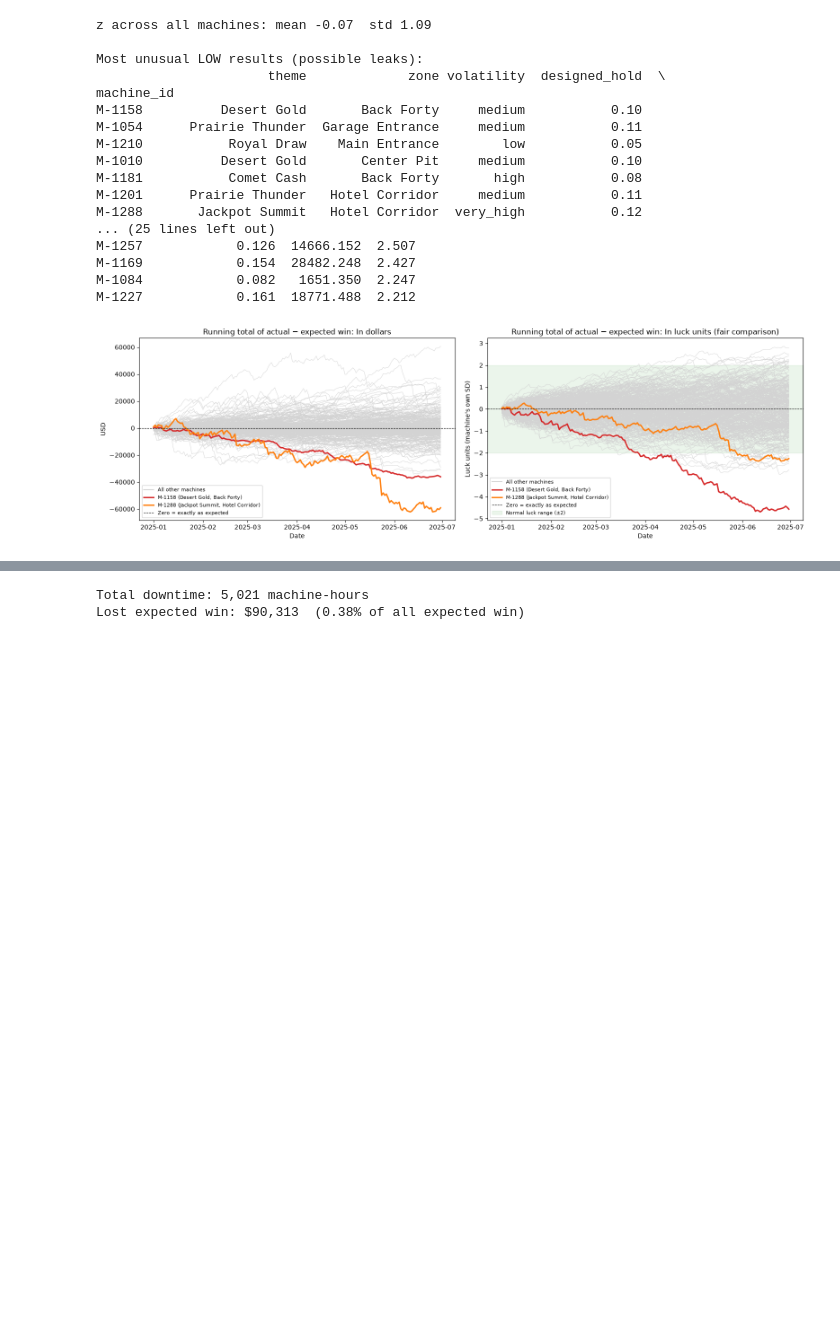
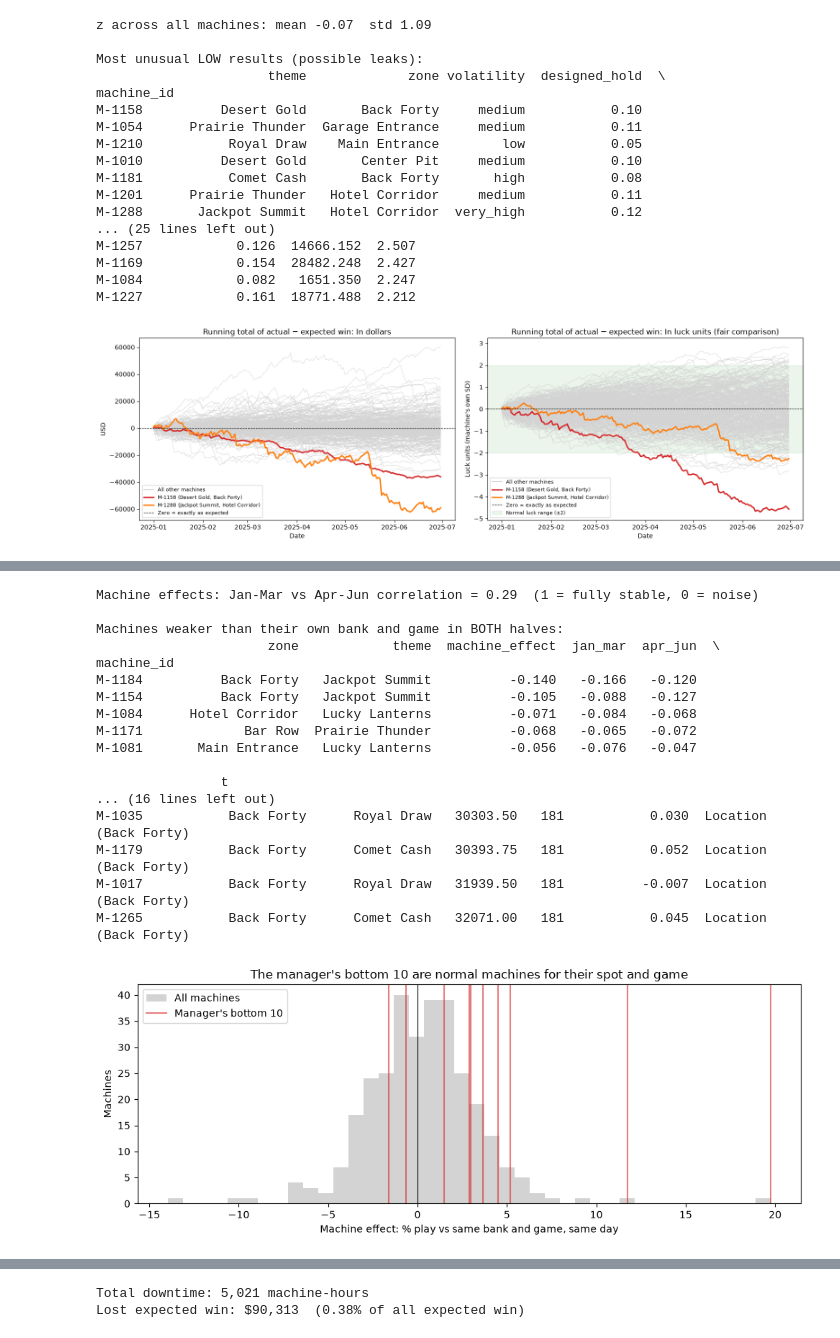
Before and after one commit to QYusufQ/dashboard-royale-team-116, a Jupyter notebook: data analysis.ipynb, the cells around one changed output, grey strips where cells are left out. Drawn from its saved outputs; the diff is of its cells as text; code cells hidden in the pictures; blank space fills up the shorter version.

```diff
--- a/data analysis.ipynb
+++ b/data analysis.ipynb
@@ -490,0 +645,65 @@ plt.show()
+# %%
+# Model 2: each machine compared with its own bank and game -> the "machine effect"
+def machine_effects(data):
+    m = smf.wls("y ~ C(bank_id) + C(theme) + C(date)", data=data, weights=data["available_hours"]).fit()
+    g = data.assign(resid=m.resid).groupby("machine_id")
+    eff = g.apply(lambda x: np.average(x["resid"], weights=x["available_hours"]))
+    se = g["resid"].std() / np.sqrt(g.size())
+    return pd.DataFrame({"machine_effect": np.exp(eff) - 1, "t": eff / se})
+
+me = machine_effects(r)
+
+# Stability check: are machine effects the same in Jan-Mar and Apr-Jun?
+first  = machine_effects(r[r["date"] <  "2025-04-01"])["machine_effect"]
+second = machine_effects(r[r["date"] >= "2025-04-01"])["machine_effect"]
+both = pd.concat([first, second], axis=1, keys=["jan_mar", "apr_jun"]).dropna()
+print(f"Machine effects: Jan-Mar vs Apr-Jun correlation = {both.corr().iloc[0, 1]:.2f}  (1 = fully stable, 0 = noise)")
+
+weak = me[(me["machine_effect"] < -0.05) & (me["t"] < -3)].join(both)
+weak = weak[(weak["jan_mar"] < -0.03) & (weak["apr_jun"] < -0.03)]      # weak in BOTH halves
+info = daily[daily["active"]].groupby("machine_id").agg(zone=("zone_name", "last"), theme=("theme", "first"),
+                                                       house_win=("house_win_usd", "sum"), days=("gaming_date", "count"))
+print("\nMachines weaker than their own bank and game in BOTH halves:")
+print(weak.join(info).sort_values("machine_effect")[["zone", "theme", "machine_effect", "jan_mar", "apr_jun", "t"]].round(3))
+
+# The manager's bottom 10, explained
+b10 = info.nsmallest(10, "house_win").join(me)
+def reason(row):
+    if row["days"] < 150:             return "Partial time on floor"
+    if row["machine_effect"] < -0.05: return "Weak machine"
+    if row["zone"] == "Back Forty":   return "Location (Back Forty)"
+    return "Game / other"
+b10["main reason"] = b10.apply(reason, axis=1)
+print("\nManager's bottom 10:")
+print(b10[["zone", "theme", "house_win", "days", "machine_effect", "main reason"]].round(3).to_string())
+
+fig, ax = plt.subplots(figsize=(10, 4))
+ax.hist(me["machine_effect"] * 100, bins=40, color="lightgray", label="All machines")
+for i, (mid, v) in enumerate(b10["machine_effect"].items()):
+    ax.axvline(v * 100, color="tab:red", alpha=0.6, label="Manager's bottom 10" if i == 0 else None)
+ax.axvline(0, color="black", linewidth=0.8)
+ax.set_xlabel("Machine effect: % play vs same bank and game, same day")
+ax.set_ylabel("Machines")
+ax.set_title("The manager's bottom 10 are normal machines for their spot and game")
+ax.legend()
+plt.tight_layout()
+plt.show()
+# %% [output]
+Machine effects: Jan-Mar vs Apr-Jun correlation = 0.29  (1 = fully stable, 0 = noise)
+
+Machines weaker than their own bank and game in BOTH halves:
+                      zone            theme  machine_effect  jan_mar  apr_jun  \
+machine_id
+M-1184          Back Forty   Jackpot Summit          -0.140   -0.166   -0.120
+M-1154          Back Forty   Jackpot Summit          -0.105   -0.088   -0.127
+M-1084      Hotel Corridor   Lucky Lanterns          -0.071   -0.084   -0.068
+M-1171             Bar Row  Prairie Thunder          -0.068   -0.065   -0.072
+M-1081       Main Entrance   Lucky Lanterns          -0.056   -0.076   -0.047
+
+                t
+... (16 lines left out)
+M-1035           Back Forty      Royal Draw   30303.50   181           0.030  Location (Back Forty)
+M-1179           Back Forty      Comet Cash   30393.75   181           0.052  Location (Back Forty)
+M-1017           Back Forty      Royal Draw   31939.50   181          -0.007  Location (Back Forty)
+M-1265           Back Forty      Comet Cash   32071.00   181           0.045  Location (Back Forty)
+[figure, added]
```
Also changed, not shown: parts of 4 cells of this notebook, 2 other files.
